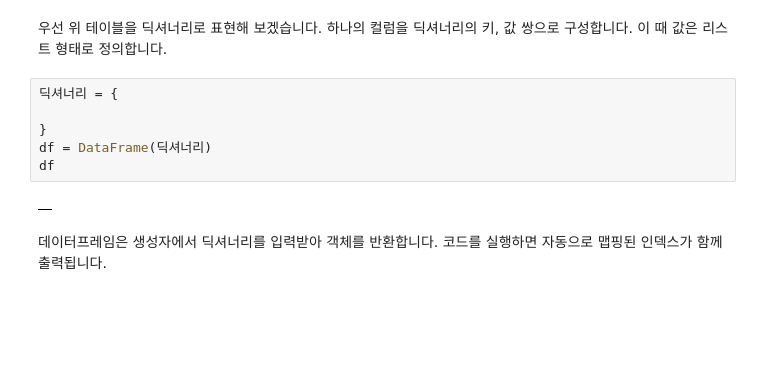
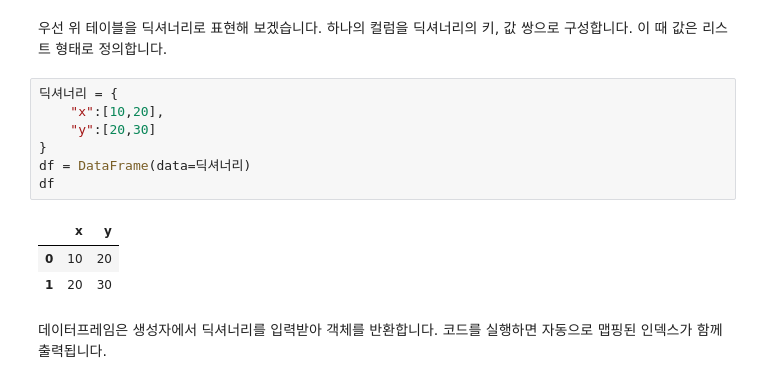
Before and after one commit to y001003/yeardream, a Jupyter notebook: python_basic/DataFrame1.ipynb, the cells around one changed output. Drawn from its saved outputs; the diff is of its cells as text; blank space fills up the shorter version.

```diff
--- a/python_basic/DataFrame1.ipynb
+++ b/python_basic/DataFrame1.ipynb
@@ -21,12 +21,15 @@ import numpy as np
 우선 위 테이블을 딕셔너리로 표현해 보겠습니다. 하나의 컬럼을 딕셔너리의 키, 값 쌍으로 구성합니다. 이 때 값은 리스트 형태로 정의합니다.
 # %%
 딕셔너리 = {
-
+    "x":[10,20],
+    "y":[20,30]
 }
-df = DataFrame(딕셔너리)
+df = DataFrame(data=딕셔너리)
 df
 # %% [output]
-|  |
+|  | x | y |
+| 0 | 10 | 20 |
+| 1 | 20 | 30 |
 # %% [markdown]
 데이터프레임은 생성자에서 딕셔너리를 입력받아 객체를 반환합니다. 코드를 실행하면 자동으로 맵핑된 인덱스가 함께 출력됩니다.
 # %% [markdown]
```
Also changed, not shown: parts of 5 cells of this notebook.
